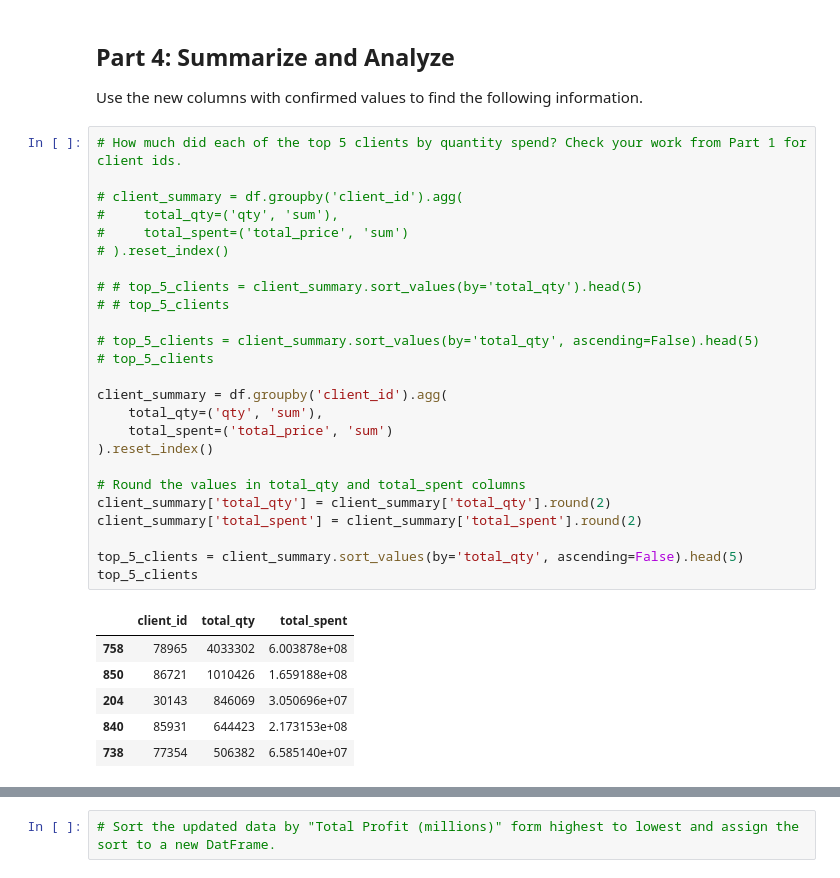
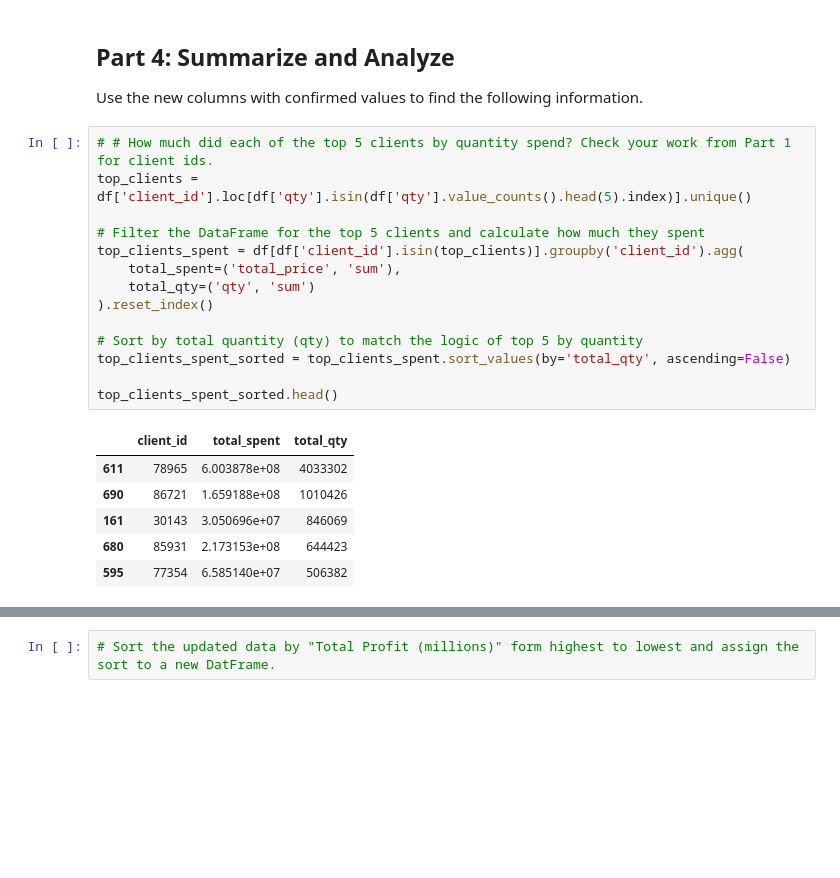
Before and after one commit to Armand57araujo/pandas-challenge-1, a Jupyter notebook: wholesale_data_analysis_starter_code.ipynb, the cells around one changed output, grey strips where cells are left out. Cells and saved outputs as stored; diff of their text form; blank space fills up the shorter version.

Commit message:
working on second to last cell of Part 4 Summary and Analysis

```diff
--- a/wholesale_data_analysis_starter_code.ipynb
+++ b/wholesale_data_analysis_starter_code.ipynb
@@ -216,37 +216,26 @@ Order 6128929 total with tax: $923441.24
 ## Part 4: Summarize and Analyze
 Use the new columns with confirmed values to find the following information.
 # %%
-# How much did each of the top 5 clients by quantity spend? Check your work from Part 1 for client ids.
+# # How much did each of the top 5 clients by quantity spend? Check your work from Part 1 for client ids.
+top_clients = df['client_id'].loc[df['qty'].isin(df['qty'].value_counts().head(5).index)].unique()
 
-# client_summary = df.groupby('client_id').agg(
-#     total_qty=('qty', 'sum'),
-#     total_spent=('total_price', 'sum')
-# ).reset_index()
-
-# # top_5_clients = client_summary.sort_values(by='total_qty').head(5)
-# # top_5_clients
-
-# top_5_clients = client_summary.sort_values(by='total_qty', ascending=False).head(5)
-# top_5_clients
-
-client_summary = df.groupby('client_id').agg(
-    total_qty=('qty', 'sum'),
-    total_spent=('total_price', 'sum')
+# Filter the DataFrame for the top 5 clients and calculate how much they spent
+top_clients_spent = df[df['client_id'].isin(top_clients)].groupby('client_id').agg(
+    total_spent=('total_price', 'sum'),
+    total_qty=('qty', 'sum')
 ).reset_index()
 
-# Round the values in total_qty and total_spent columns
-client_summary['total_qty'] = client_summary['total_qty'].round(2)
-client_summary['total_spent'] = client_summary['total_spent'].round(2)
+# Sort by total quantity (qty) to match the logic of top 5 by quantity
+top_clients_spent_sorted = top_clients_spent.sort_values(by='total_qty', ascending=False)
 
-top_5_clients = client_summary.sort_values(by='total_qty', ascending=False).head(5)
-top_5_clients
+top_clients_spent_sorted.head()
 # %% [output]
-|  | client_id | total_qty | total_spent |
-| 758 | 78965 | 4033302 | 6.003878e+08 |
-| 850 | 86721 | 1010426 | 1.659188e+08 |
-| 204 | 30143 | 846069 | 3.050696e+07 |
-| 840 | 85931 | 644423 | 2.173153e+08 |
-| 738 | 77354 | 506382 | 6.585140e+07 |
+|  | client_id | total_spent | total_qty |
+| 611 | 78965 | 6.003878e+08 | 4033302 |
+| 690 | 86721 | 1.659188e+08 | 1010426 |
+| 161 | 30143 | 3.050696e+07 | 846069 |
+| 680 | 85931 | 2.173153e+08 | 644423 |
+| 595 | 77354 | 6.585140e+07 | 506382 |
 # %%
 # Create a summary DataFrame showing the totals for the for the top 5 clients with the following information:
 # total units purchased, total shipping price, total revenue, and total profit.
```
Also changed, not shown: parts of 2 cells of this notebook.
